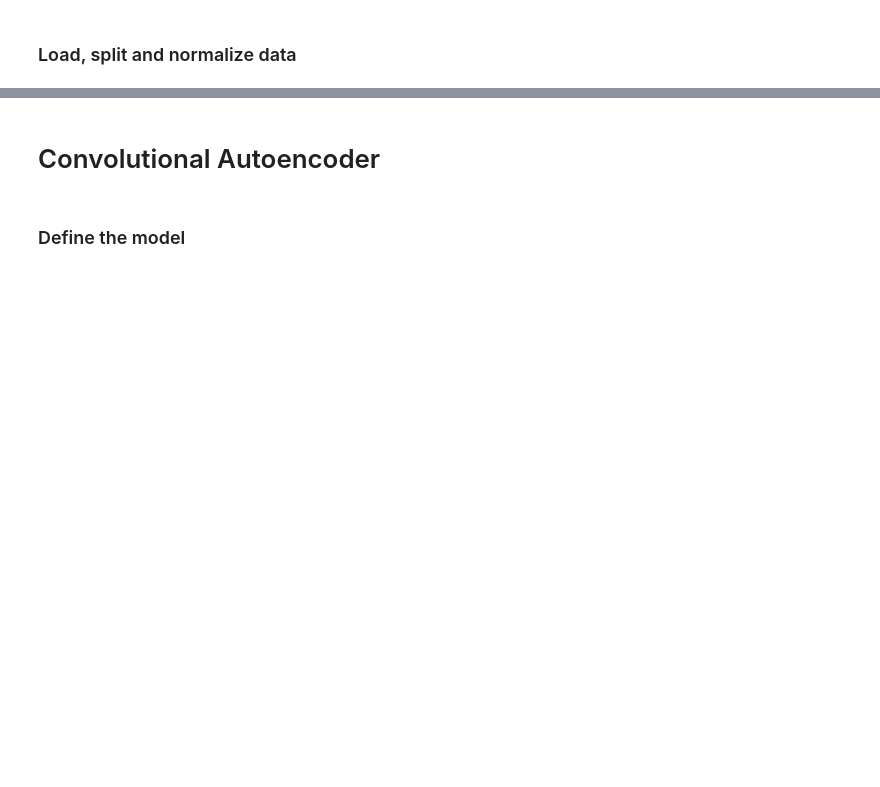
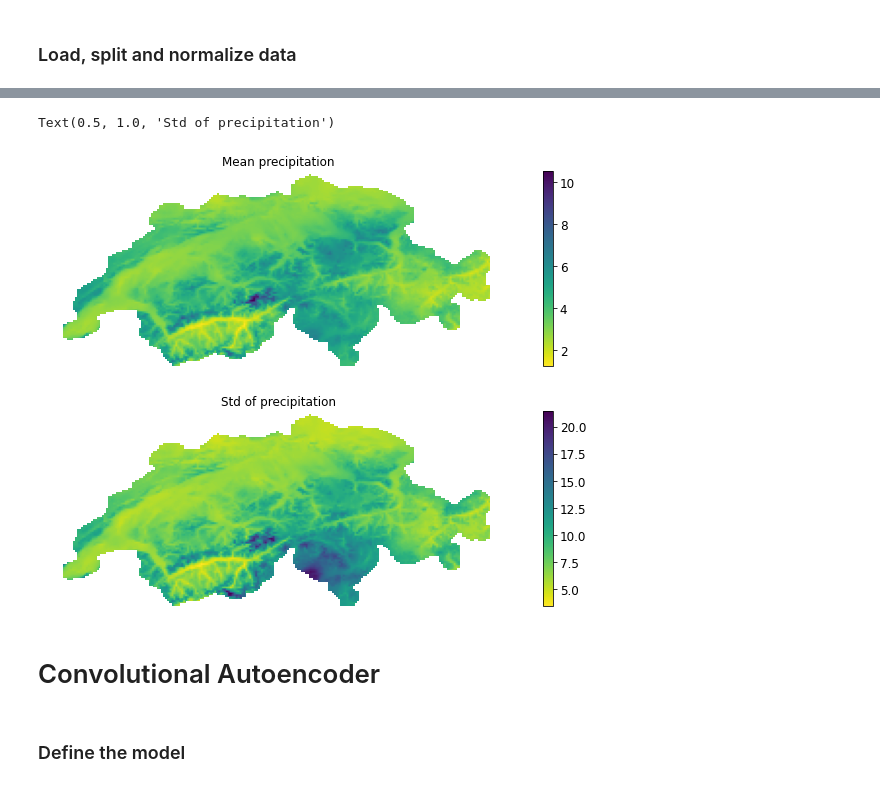
Before and after one commit to ML-precip/cas-aml-subprojects, a Jupyter notebook: M3_Visualization_AE.ipynb, the cells around one changed output, grey strips where cells are left out. Saved outputs shown, nothing was run; the diff lists cells and outputs as text; code cells hidden in the pictures; blank space fills up the shorter version.

Commit message:
Progressing on the AE for precip.

```diff
--- a/M3_Visualization_AE.ipynb
+++ b/M3_Visualization_AE.ipynb
@@ -138,14 +258,20 @@ plt.tight_layout()
 # %%
-plt.figure(figsize=(8, 6))
-img = X_mean.squeeze(axis=3).squeeze(axis=0)
-plt.imshow(img)
+plt.figure(figsize=(9, 3))
+plt.imshow(X_mean)
 plt.axis('off')
 plt.tight_layout()
+plt.set_cmap('viridis_r')
+plt.colorbar()
 plt.title('Mean precipitation')
 
-plt.figure(figsize=(8, 6))
-img = X_std.squeeze(axis=3).squeeze(axis=0)
-plt.imshow(img)
+plt.figure(figsize=(9, 3))
+plt.imshow(X_std)
 plt.axis('off')
 plt.tight_layout()
+plt.set_cmap('viridis_r')
+plt.colorbar()
 plt.title('Std of precipitation')
+# %% [output]
+Text(0.5, 1.0, 'Std of precipitation')
+[figure, added]
+[figure, added]
```
Also changed, not shown: parts of 33 cells of this notebook.
